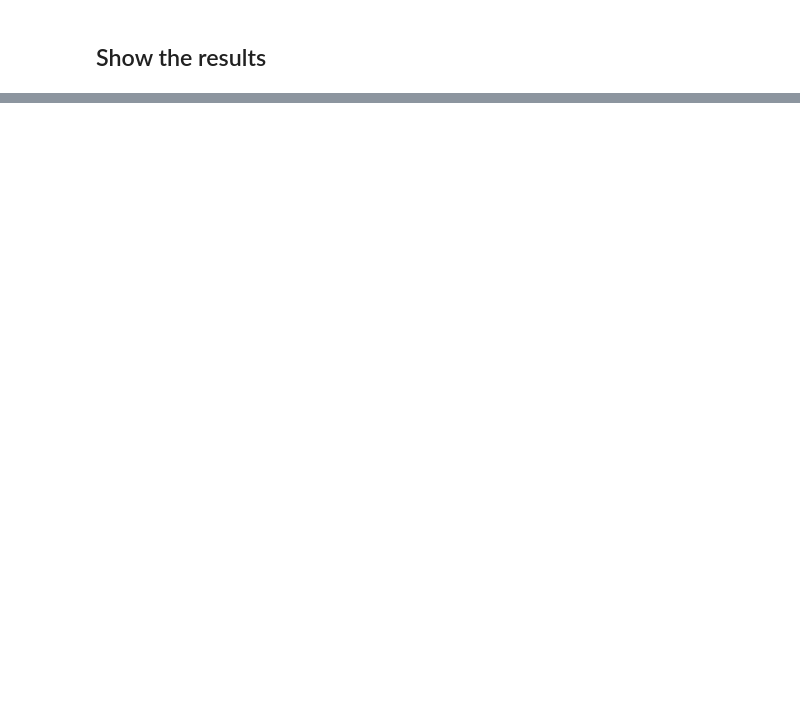
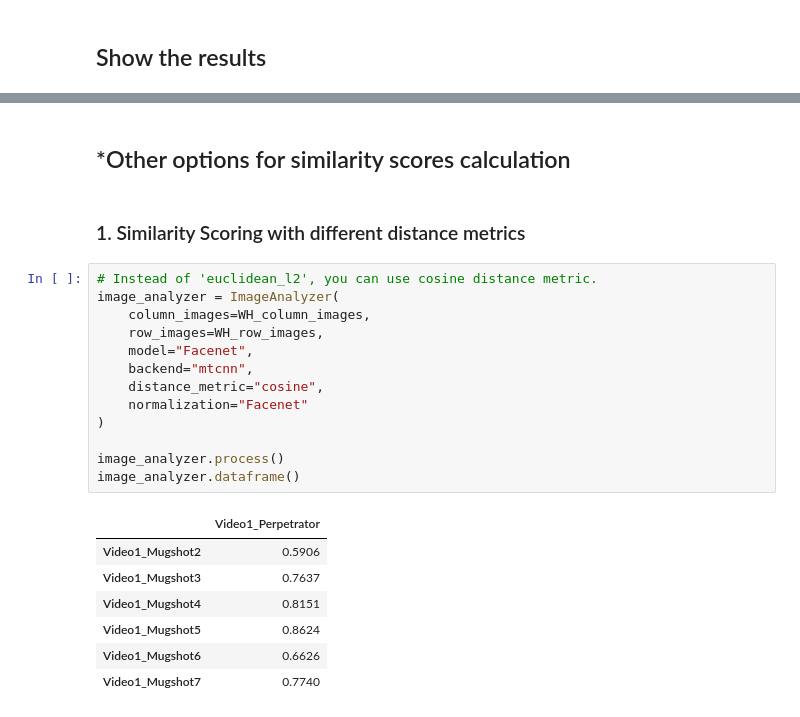
Before and after one commit to lmickes/pyWitnessAI, a Jupyter notebook: tutorial/01_Similarity.ipynb, the cells around one changed output, grey strips where cells are left out. Saved outputs shown, nothing was run; the diff lists cells and outputs as text; blank space fills up the shorter version.

```diff
--- a/tutorial/01_Similarity.ipynb
+++ b/tutorial/01_Similarity.ipynb
@@ -112,0 +82,25 @@ image_analyzer.dataframe()
+# %% [markdown]
+## *Other options for similarity scores calculation
+# %% [markdown]
+### 1. Similarity Scoring with different distance metrics
+# %%
+# Instead of 'euclidean_l2', you can use cosine distance metric.
+image_analyzer = ImageAnalyzer(
+    column_images=WH_column_images,
+    row_images=WH_row_images,
+    model="Facenet",
+    backend="mtcnn",
+    distance_metric="cosine",
+    normalization="Facenet"
+)
+
+image_analyzer.process()
+image_analyzer.dataframe()
+# %% [output]
+|  | Video1_Perpetrator |
+| Video1_Mugshot2 | 0.5906 |
+| Video1_Mugshot3 | 0.7637 |
+| Video1_Mugshot4 | 0.8151 |
+| Video1_Mugshot5 | 0.8624 |
+| Video1_Mugshot6 | 0.6626 |
+| Video1_Mugshot7 | 0.7740 |
```
Also changed, not shown: parts of 31 cells of this notebook, 6 other files.
